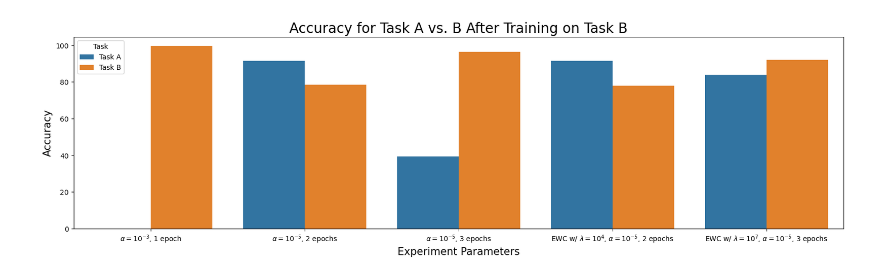
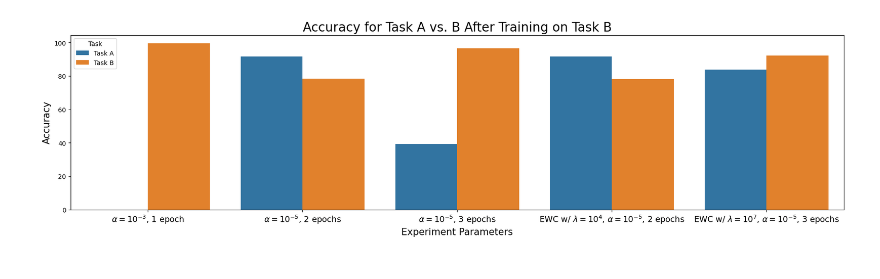
Before and after one commit to ved-phadke/math-156-project, a Jupyter notebook: Result Visualizations.ipynb, the cells around one changed output. Cells and saved outputs as stored; diff of their text form; code cells hidden in the pictures.

Commit message:
Update Visual Label Size

```diff
--- a/Result Visualizations.ipynb
+++ b/Result Visualizations.ipynb
@@ -36,11 +36,12 @@ results_table = pd.DataFrame({
     "Accuracy": accuracies
 })
 # %%
-plt.figure(figsize=(20, 5))
+plt.figure(figsize=(22, 5))
 sns.barplot(x='Experiment', y='Accuracy', hue='Task', data=results_table)
+plt.xticks(fontsize=13)
 plt.xlabel('Experiment Parameters', fontsize=15)
 plt.ylabel('Accuracy', fontsize=15)
 plt.title('Accuracy for Task A vs. B After Training on Task B', fontsize=20)
 plt.show()
 # %% [output]
-[figure, old version]
+[figure, new version]
```
